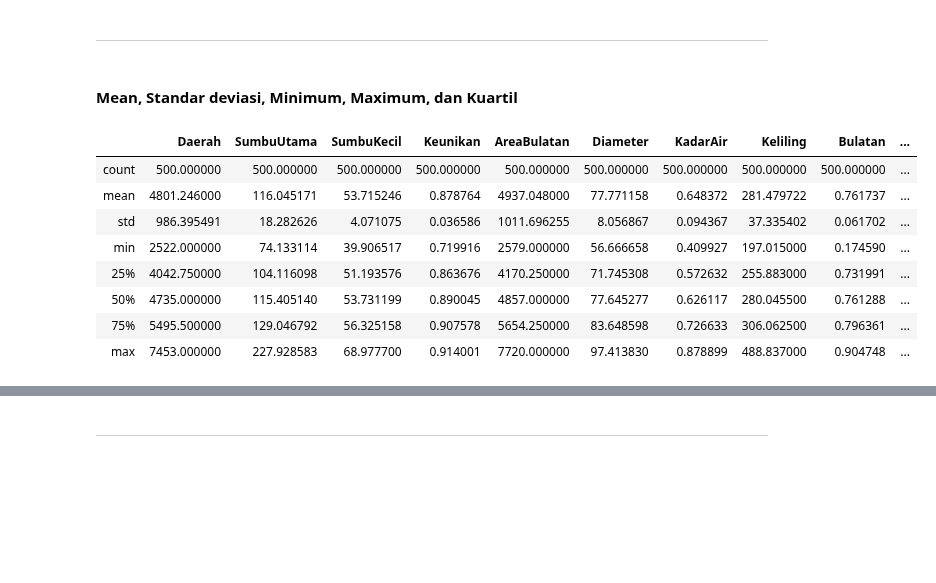
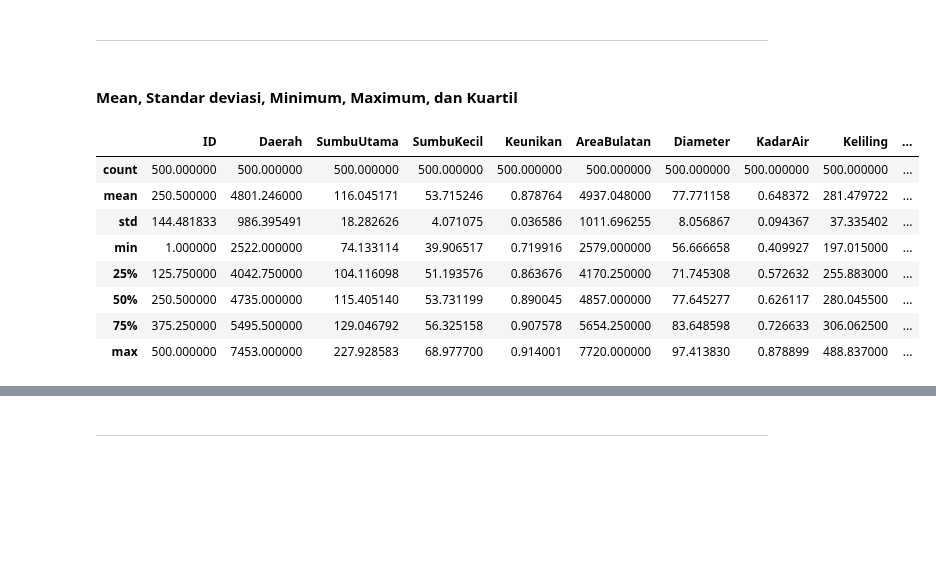
Before and after one commit to Lock1/IF2220-Probstat, a Jupyter notebook: TubesProbstat.ipynb, the cells around one changed output, grey strips where cells are left out. Cells and saved outputs as stored; diff of their text form; code cells hidden in the pictures.

```diff
--- a/TubesProbstat.ipynb
+++ b/TubesProbstat.ipynb
@@ -115,31 +117,31 @@ Tuliskan descriptive statistics dari semua kolom pada data yang bersifat numerik
 # %%
 # Load dataset
 # import import_ipynb
 from IPython.display import Markdown, display
 from pandas import *
 from matplotlib import *
 import numpy as np
 import seaborn as sns
 original_dataset = read_csv("dataset/Gandum.csv")
-dataset = original_dataset.drop(["ID", "Target"], axis=1)
+dataset = original_dataset
 
 def printMarkdown(rawString):
     display(Markdown(rawString))
 
 # Print mean, std, min, max, quartile
 printMarkdown("#### Mean, Standar deviasi, Minimum, Maximum, dan Kuartil")
 dataset.describe()
 # %% [output]
 #### Mean, Standar deviasi, Minimum, Maximum, dan Kuartil
-|  | Daerah | SumbuUtama | SumbuKecil | Keunikan | AreaBulatan | Diameter | KadarAir | Keliling | Bulatan | ... |
+|  | ID | Daerah | SumbuUtama | SumbuKecil | Keunikan | AreaBulatan | Diameter | KadarAir | Keliling | ... |
 | count | 500.000000 | 500.000000 | 500.000000 | 500.000000 | 500.000000 | 500.000000 | 500.000000 | 500.000000 | 500.000000 | ... |
-| mean | 4801.246000 | 116.045171 | 53.715246 | 0.878764 | 4937.048000 | 77.771158 | 0.648372 | 281.479722 | 0.761737 | ... |
-| std | 986.395491 | 18.282626 | 4.071075 | 0.036586 | 1011.696255 | 8.056867 | 0.094367 | 37.335402 | 0.061702 | ... |
-| min | 2522.000000 | 74.133114 | 39.906517 | 0.719916 | 2579.000000 | 56.666658 | 0.409927 | 197.015000 | 0.174590 | ... |
-| 25% | 4042.750000 | 104.116098 | 51.193576 | 0.863676 | 4170.250000 | 71.745308 | 0.572632 | 255.883000 | 0.731991 | ... |
-| 50% | 4735.000000 | 115.405140 | 53.731199 | 0.890045 | 4857.000000 | 77.645277 | 0.626117 | 280.045500 | 0.761288 | ... |
-| 75% | 5495.500000 | 129.046792 | 56.325158 | 0.907578 | 5654.250000 | 83.648598 | 0.726633 | 306.062500 | 0.796361 | ... |
-| max | 7453.000000 | 227.928583 | 68.977700 | 0.914001 | 7720.000000 | 97.413830 | 0.878899 | 488.837000 | 0.904748 | ... |
+| mean | 250.500000 | 4801.246000 | 116.045171 | 53.715246 | 0.878764 | 4937.048000 | 77.771158 | 0.648372 | 281.479722 | ... |
+| std | 144.481833 | 986.395491 | 18.282626 | 4.071075 | 0.036586 | 1011.696255 | 8.056867 | 0.094367 | 37.335402 | ... |
+| min | 1.000000 | 2522.000000 | 74.133114 | 39.906517 | 0.719916 | 2579.000000 | 56.666658 | 0.409927 | 197.015000 | ... |
+| 25% | 125.750000 | 4042.750000 | 104.116098 | 51.193576 | 0.863676 | 4170.250000 | 71.745308 | 0.572632 | 255.883000 | ... |
+| 50% | 250.500000 | 4735.000000 | 115.405140 | 53.731199 | 0.890045 | 4857.000000 | 77.645277 | 0.626117 | 280.045500 | ... |
+| 75% | 375.250000 | 5495.500000 | 129.046792 | 56.325158 | 0.907578 | 5654.250000 | 83.648598 | 0.726633 | 306.062500 | ... |
+| max | 500.000000 | 7453.000000 | 227.928583 | 68.977700 | 0.914001 | 7720.000000 | 97.413830 | 0.878899 | 488.837000 | ... |
 # %%
 # Range, Variance, Median, Modus, IQR, Skewness, & Kurtosis
 printMarkdown("#### Range, Varians, Median, Modus, IQR, Skewness, dan Kurtosis")
```
Also changed, not shown: parts of 10 cells of this notebook.
